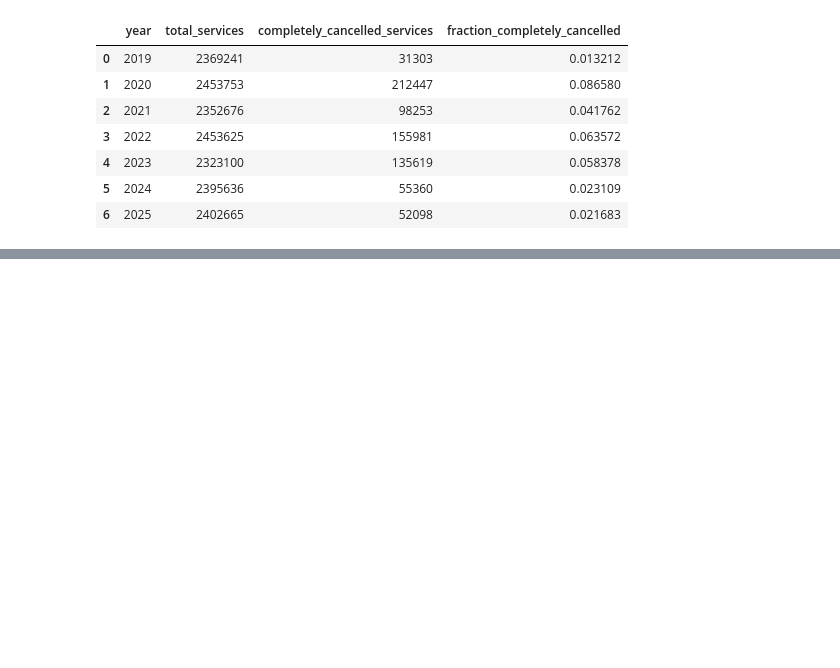
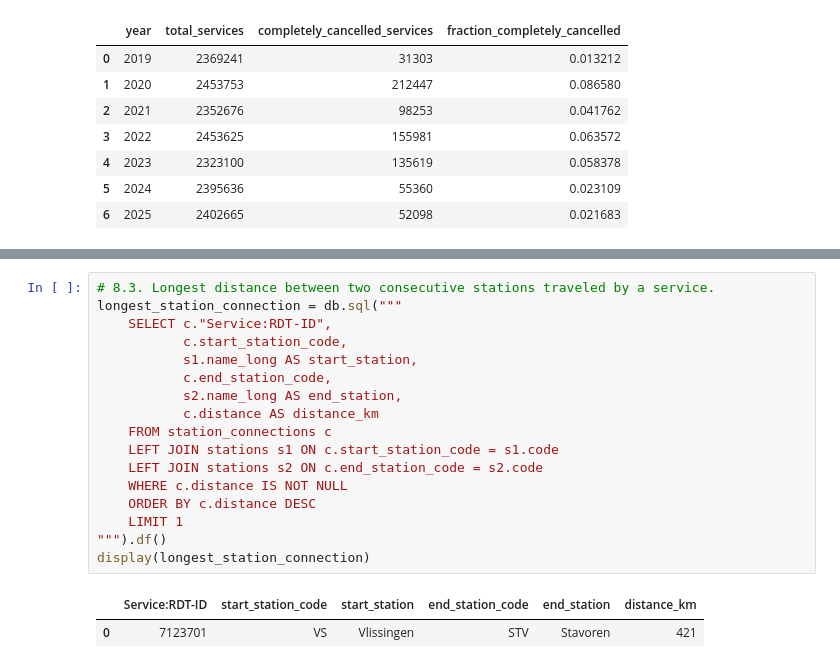
Before and after one commit to VictorRadelytskyi/MLOps_course_AGH, a Jupyter notebook: lab02/homework.ipynb, the cells around one changed output, grey strips where cells are left out. Drawn from its saved outputs; the diff is of its cells as text; blank space fills up the shorter version.

```diff
--- a/lab02/homework.ipynb
+++ b/lab02/homework.ipynb
@@ -495,0 +550,20 @@ display(annual_cancellation_fraction)
+# %%
+# 8.3. Longest distance between two consecutive stations traveled by a service.
+longest_station_connection = db.sql("""
+    SELECT c."Service:RDT-ID",
+           c.start_station_code,
+           s1.name_long AS start_station,
+           c.end_station_code,
+           s2.name_long AS end_station,
+           c.distance AS distance_km
+    FROM station_connections c
+    LEFT JOIN stations s1 ON c.start_station_code = s1.code
+    LEFT JOIN stations s2 ON c.end_station_code = s2.code
+    WHERE c.distance IS NOT NULL
+    ORDER BY c.distance DESC
+    LIMIT 1
+""").df()
+display(longest_station_connection)
+# %% [output]
+|  | Service:RDT-ID | start_station_code | start_station | end_station_code | end_station | distance_km |
+| 0 | 7123701 | VS | Vlissingen | STV | Stavoren | 421 |
```
Also changed, not shown: parts of 4 cells of this notebook.
